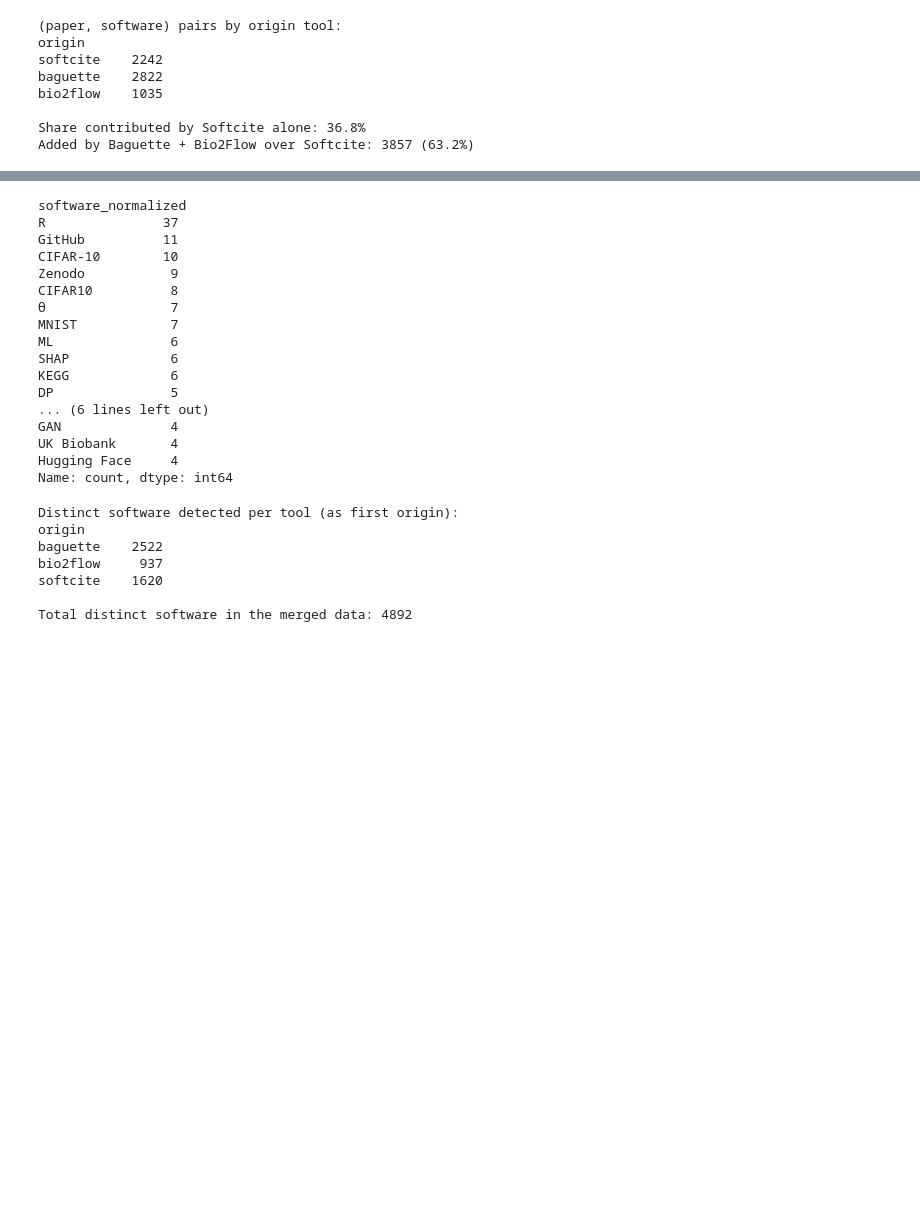
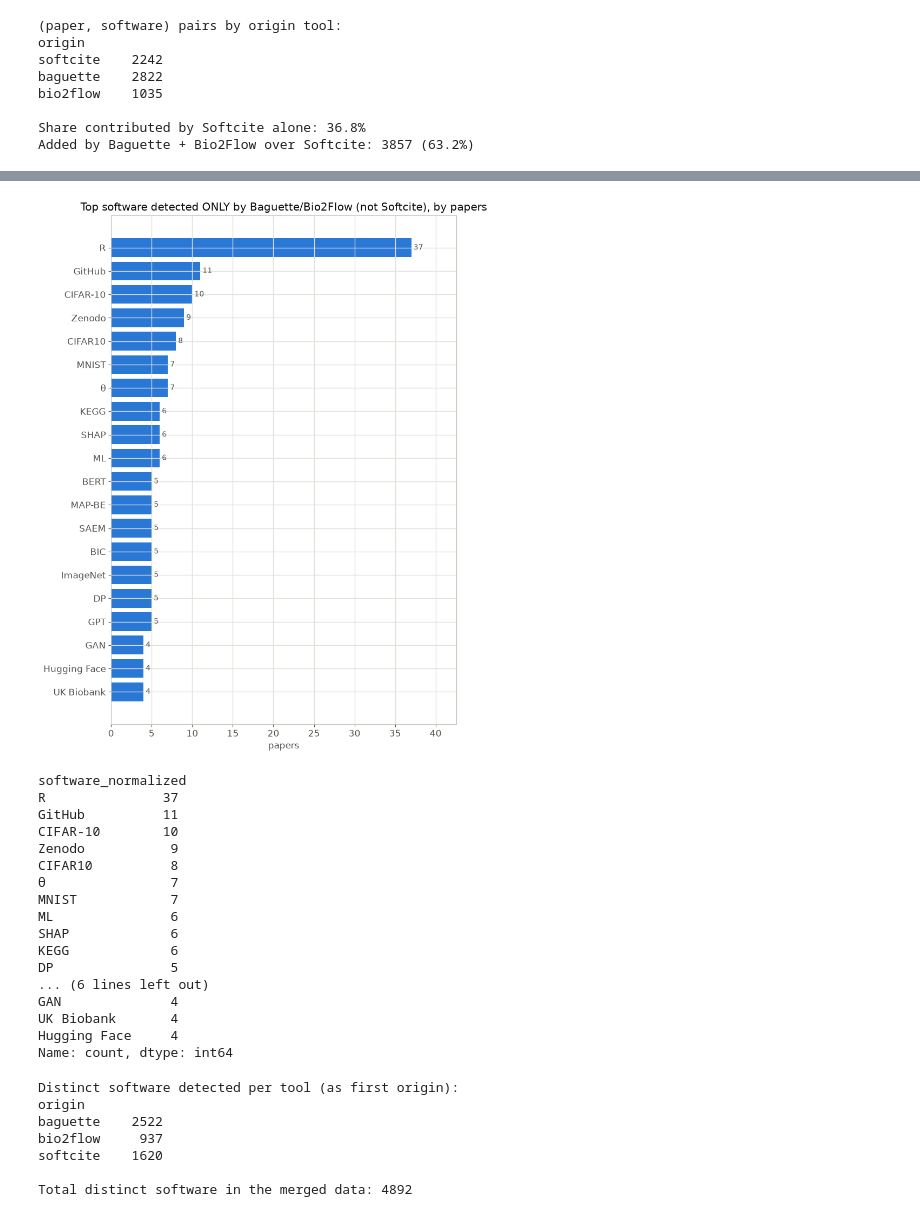
Before and after one commit to HackathonSanteNumerique/hackaton-sante-numerique-2026, a Jupyter notebook: notebooks/merged_analysis.ipynb, the cells around one changed output, grey strips where cells are left out. Cells and saved outputs as stored; diff of their text form; code cells hidden in the pictures; blank space fills up the shorter version.

```diff
--- a/notebooks/merged_analysis.ipynb
+++ b/notebooks/merged_analysis.ipynb
@@ -452,7 +452,7 @@ dtype: int64
 added = software[software["origin"] != "softcite"]
 by_papers = added["software_normalized"].value_counts().head(20)
 if len(by_papers):
-    hbar(by_papers, "Top software detected ONLY by Baguette/Bio2Flow (not Softcite), by papers", "papers").show()
+    hbar(by_papers, "Top software detected ONLY by Baguette/Bio2Flow (not Softcite), by papers", "papers")
 else:
     print("No software detected only by Baguette/Bio2Flow.")
 by_papers
@@ -461,3 +460,4 @@ by_papers
+[figure, added]
 software_normalized
 R               37
 GitHub          11
```
Also changed, not shown: parts of 15 cells of this notebook.
